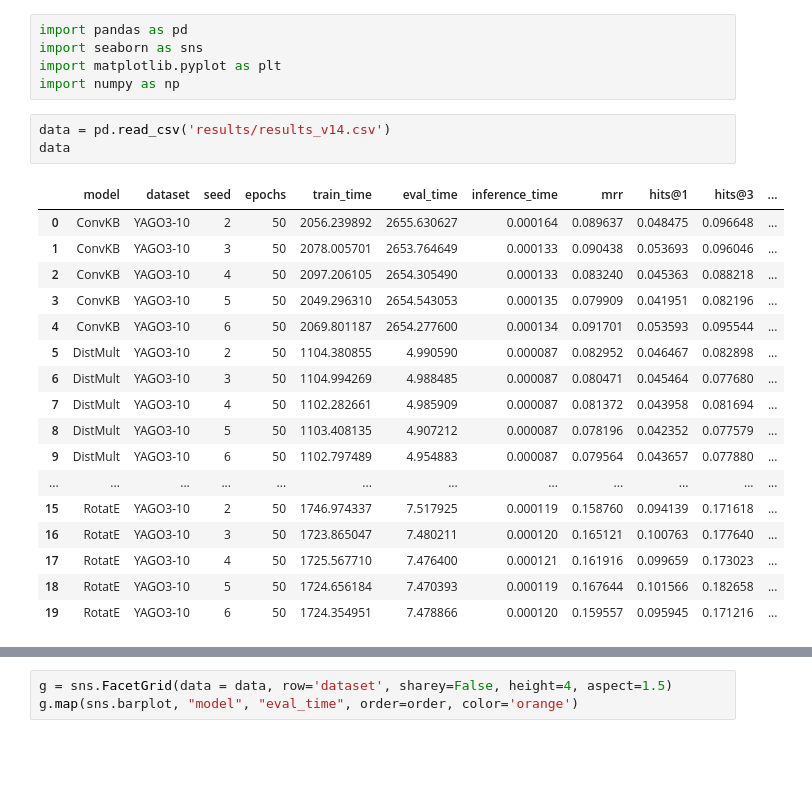
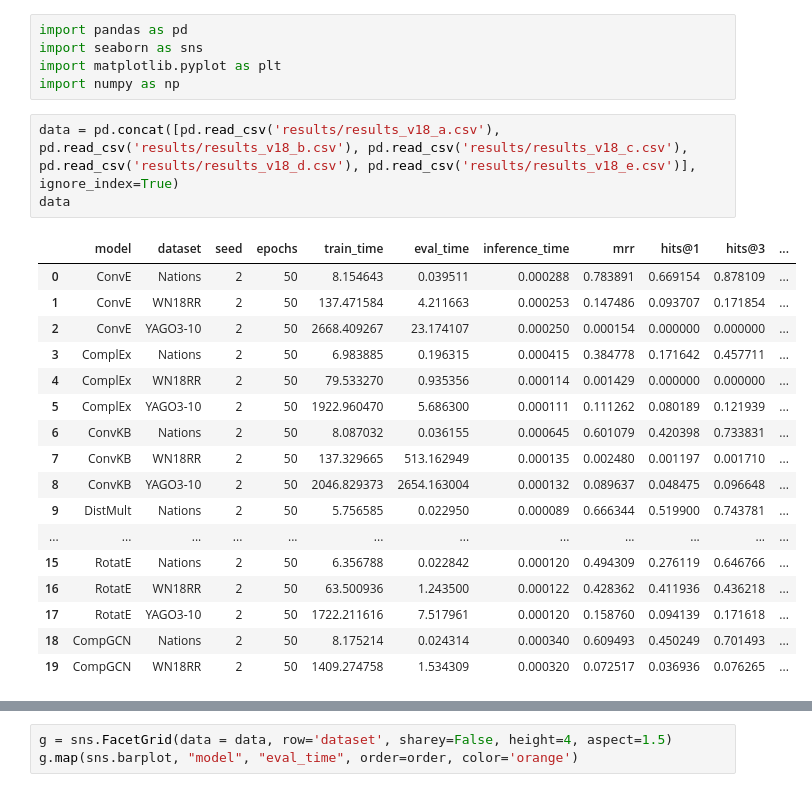
Before and after one commit to grkremer/perf_2026-1, a Jupyter notebook: plotting.ipynb, the cells around one changed output, grey strips where cells are left out. Cells and saved outputs as stored; diff of their text form; blank space fills up the shorter version.

```diff
--- a/plotting.ipynb
+++ b/plotting.ipynb
@@ -4,24 +4,24 @@ import seaborn as sns
 import matplotlib.pyplot as plt
 import numpy as np
 # %%
-data = pd.read_csv('results/results_v14.csv')
+data = pd.concat([pd.read_csv('results/results_v18_a.csv'), pd.read_csv('results/results_v18_b.csv'), pd.read_csv('results/results_v18_c.csv'), pd.read_csv('results/results_v18_d.csv'), pd.read_csv('results/results_v18_e.csv')], ignore_index=True)
 data
 # %% [output]
 |  | model | dataset | seed | epochs | train_time | eval_time | inference_time | mrr | hits@1 | hits@3 | ... |
-| 0 | ConvKB | YAGO3-10 | 2 | 50 | 2056.239892 | 2655.630627 | 0.000164 | 0.089637 | 0.048475 | 0.096648 | ... |
-| 1 | ConvKB | YAGO3-10 | 3 | 50 | 2078.005701 | 2653.764649 | 0.000133 | 0.090438 | 0.053693 | 0.096046 | ... |
-| 2 | ConvKB | YAGO3-10 | 4 | 50 | 2097.206105 | 2654.305490 | 0.000133 | 0.083240 | 0.045363 | 0.088218 | ... |
-| 3 | ConvKB | YAGO3-10 | 5 | 50 | 2049.296310 | 2654.543053 | 0.000135 | 0.079909 | 0.041951 | 0.082196 | ... |
-| 4 | ConvKB | YAGO3-10 | 6 | 50 | 2069.801187 | 2654.277600 | 0.000134 | 0.091701 | 0.053593 | 0.095544 | ... |
-| 5 | DistMult | YAGO3-10 | 2 | 50 | 1104.380855 | 4.990590 | 0.000087 | 0.082952 | 0.046467 | 0.082898 | ... |
-| 6 | DistMult | YAGO3-10 | 3 | 50 | 1104.994269 | 4.988485 | 0.000087 | 0.080471 | 0.045464 | 0.077680 | ... |
-| 7 | DistMult | YAGO3-10 | 4 | 50 | 1102.282661 | 4.985909 | 0.000087 | 0.081372 | 0.043958 | 0.081694 | ... |
-| 8 | DistMult | YAGO3-10 | 5 | 50 | 1103.408135 | 4.907212 | 0.000087 | 0.078196 | 0.042352 | 0.077579 | ... |
-| 9 | DistMult | YAGO3-10 | 6 | 50 | 1102.797489 | 4.954883 | 0.000087 | 0.079564 | 0.043657 | 0.077880 | ... |
+| 0 | ConvE | Nations | 2 | 50 | 8.154643 | 0.039511 | 0.000288 | 0.783891 | 0.669154 | 0.878109 | ... |
+| 1 | ConvE | WN18RR | 2 | 50 | 137.471584 | 4.211663 | 0.000253 | 0.147486 | 0.093707 | 0.171854 | ... |
+| 2 | ConvE | YAGO3-10 | 2 | 50 | 2668.409267 | 23.174107 | 0.000250 | 0.000154 | 0.000000 | 0.000000 | ... |
+| 3 | ComplEx | Nations | 2 | 50 | 6.983885 | 0.196315 | 0.000415 | 0.384778 | 0.171642 | 0.457711 | ... |
+| 4 | ComplEx | WN18RR | 2 | 50 | 79.533270 | 0.935356 | 0.000114 | 0.001429 | 0.000000 | 0.000000 | ... |
+| 5 | ComplEx | YAGO3-10 | 2 | 50 | 1922.960470 | 5.686300 | 0.000111 | 0.111262 | 0.080189 | 0.121939 | ... |
+| 6 | ConvKB | Nations | 2 | 50 | 8.087032 | 0.036155 | 0.000645 | 0.601079 | 0.420398 | 0.733831 | ... |
+| 7 | ConvKB | WN18RR | 2 | 50 | 137.329665 | 513.162949 | 0.000135 | 0.002480 | 0.001197 | 0.001710 | ... |
+| 8 | ConvKB | YAGO3-10 | 2 | 50 | 2046.829373 | 2654.163004 | 0.000132 | 0.089637 | 0.048475 | 0.096648 | ... |
+| 9 | DistMult | Nations | 2 | 50 | 5.756585 | 0.022950 | 0.000089 | 0.666344 | 0.519900 | 0.743781 | ... |
 | ... | ... | ... | ... | ... | ... | ... | ... | ... | ... | ... | ... |
-| 15 | RotatE | YAGO3-10 | 2 | 50 | 1746.974337 | 7.517925 | 0.000119 | 0.158760 | 0.094139 | 0.171618 | ... |
-| 16 | RotatE | YAGO3-10 | 3 | 50 | 1723.865047 | 7.480211 | 0.000120 | 0.165121 | 0.100763 | 0.177640 | ... |
-| 17 | RotatE | YAGO3-10 | 4 | 50 | 1725.567710 | 7.476400 | 0.000121 | 0.161916 | 0.099659 | 0.173023 | ... |
-| 18 | RotatE | YAGO3-10 | 5 | 50 | 1724.656184 | 7.470393 | 0.000119 | 0.167644 | 0.101566 | 0.182658 | ... |
-| 19 | RotatE | YAGO3-10 | 6 | 50 | 1724.354951 | 7.478866 | 0.000120 | 0.159557 | 0.095945 | 0.171216 | ... |
+| 15 | RotatE | Nations | 2 | 50 | 6.356788 | 0.022842 | 0.000120 | 0.494309 | 0.276119 | 0.646766 | ... |
+| 16 | RotatE | WN18RR | 2 | 50 | 63.500936 | 1.243500 | 0.000122 | 0.428362 | 0.411936 | 0.436218 | ... |
+| 17 | RotatE | YAGO3-10 | 2 | 50 | 1722.211616 | 7.517961 | 0.000120 | 0.158760 | 0.094139 | 0.171618 | ... |
+| 18 | CompGCN | Nations | 2 | 50 | 8.175214 | 0.024314 | 0.000340 | 0.609493 | 0.450249 | 0.701493 | ... |
+| 19 | CompGCN | WN18RR | 2 | 50 | 1409.274758 | 1.534309 | 0.000320 | 0.072517 | 0.036936 | 0.076265 | ... |
 # %%
```
Also changed, not shown: parts of 3 cells of this notebook, 2 other files.
